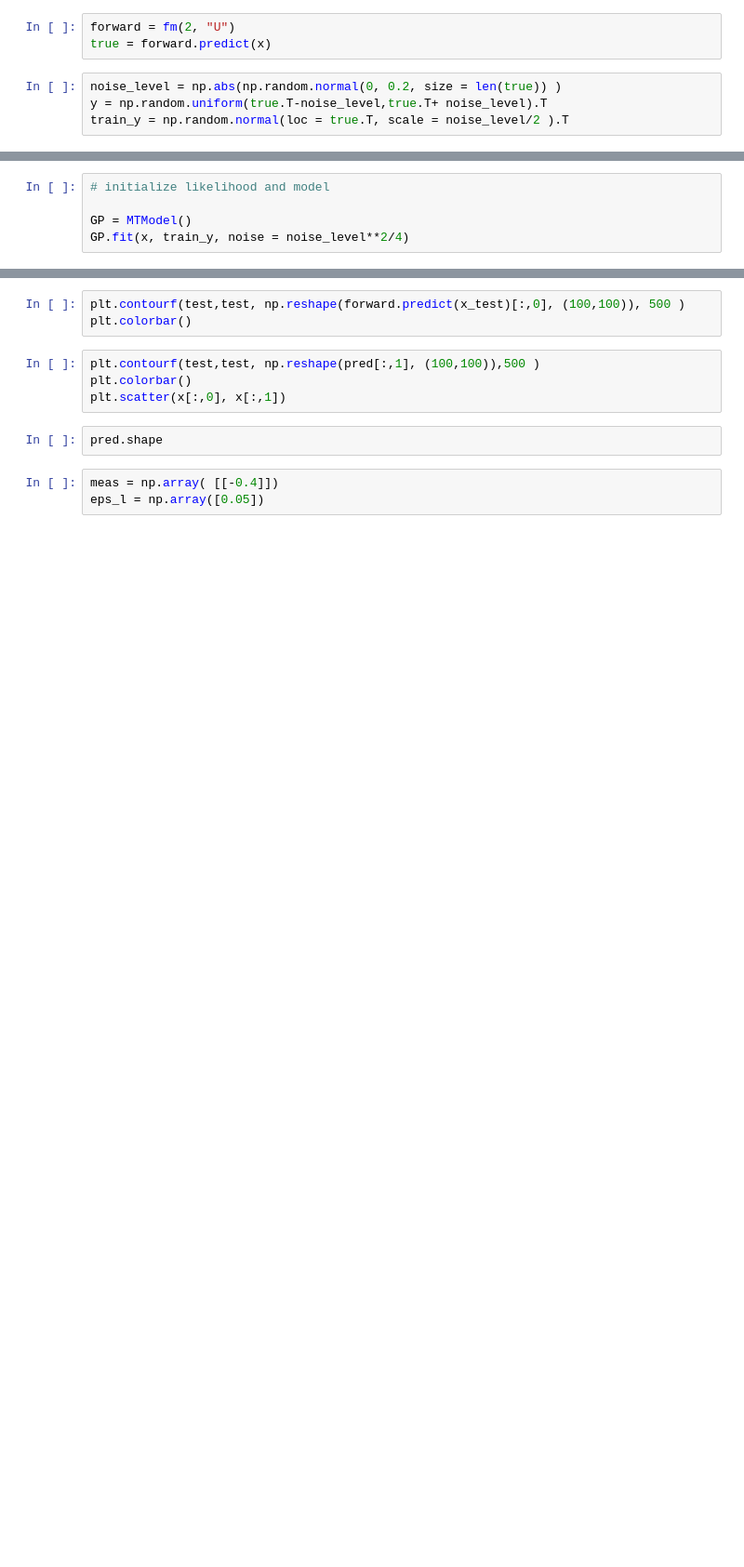
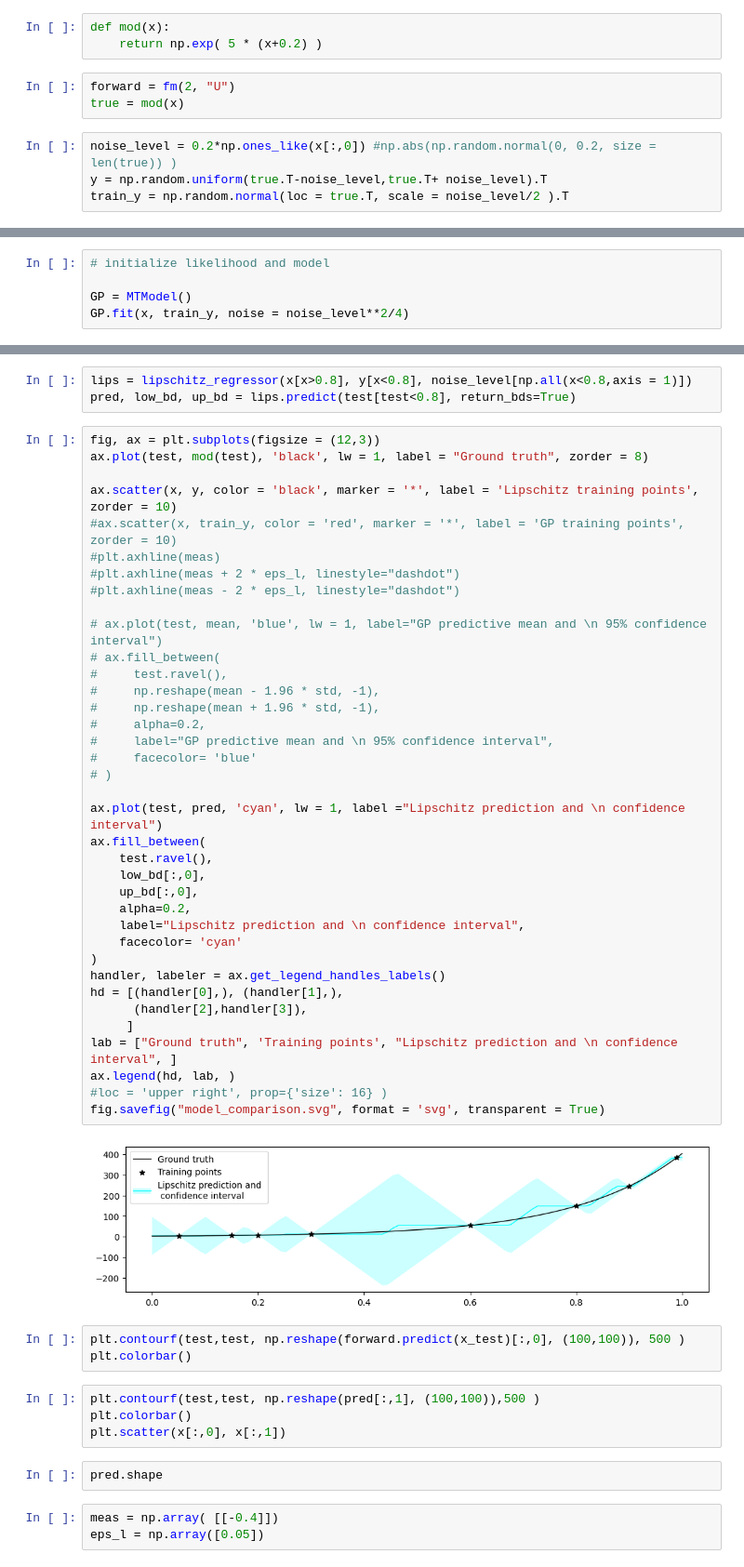
Before and after one commit to ppp0l/TU-thesis, a Jupyter notebook: code/notebooks/test_lipschitz.ipynb, the cells around one changed output, grey strips where cells are left out. Shown at 93% size. Drawn from its saved outputs; the diff is of its cells as text; blank space fills up the shorter version.

```diff
--- a/code/notebooks/test_lipschitz.ipynb
+++ b/code/notebooks/test_lipschitz.ipynb
@@ -22,8 +22,11 @@ x = lhs( [0,0], [1,1], 60).reshape((-1,dim))
+# %%
+def mod(x):
+    return np.exp( 5 * (x+0.2) )
 # %%
 forward = fm(2, "U")
-true = forward.predict(x)
+true = mod(x)
 # %%
-noise_level = np.abs(np.random.normal(0, 0.2, size = len(true)) )
+noise_level = 0.2*np.ones_like(x[:,0]) #np.abs(np.random.normal(0, 0.2, size = len(true)) )
 y = np.random.uniform(true.T-noise_level,true.T+ noise_level).T
 train_y = np.random.normal(loc = true.T, scale = noise_level/2 ).T
 # %%
@@ -49,3 +54,45 @@ pred, low_bd, up_bd = lips.predict(x_test, return_bds=True)
+# %%
+lips = lipschitz_regressor(x[x>0.8], y[x<0.8], noise_level[np.all(x<0.8,axis = 1)])
+pred, low_bd, up_bd = lips.predict(test[test<0.8], return_bds=True)
+# %%
+fig, ax = plt.subplots(figsize = (12,3))
+ax.plot(test, mod(test), 'black', lw = 1, label = "Ground truth", zorder = 8)
+
+ax.scatter(x, y, color = 'black', marker = '*', label = 'Lipschitz training points', zorder = 10)
+#ax.scatter(x, train_y, color = 'red', marker = '*', label = 'GP training points', zorder = 10)
+#plt.axhline(meas)
+#plt.axhline(meas + 2 * eps_l, linestyle="dashdot")
+#plt.axhline(meas - 2 * eps_l, linestyle="dashdot")
+
+# ax.plot(test, mean, 'blue', lw = 1, label="GP predictive mean and \n 95% confidence interval")
+# ax.fill_between(
+#     test.ravel(),
+#     np.reshape(mean - 1.96 * std, -1),
+#     np.reshape(mean + 1.96 * std, -1),
+#     alpha=0.2,
+#     label="GP predictive mean and \n 95% confidence interval",
+#     facecolor= 'blue'
+# )
+
+ax.plot(test, pred, 'cyan', lw = 1, label ="Lipschitz prediction and \n confidence interval")
+ax.fill_between(
+    test.ravel(),
+    low_bd[:,0],
+    up_bd[:,0],
+    alpha=0.2,
+    label="Lipschitz prediction and \n confidence interval",
+    facecolor= 'cyan'
+)
+handler, labeler = ax.get_legend_handles_labels()
+hd = [(handler[0],), (handler[1],),
+      (handler[2],handler[3]),
+     ]
+lab = ["Ground truth", 'Training points', "Lipschitz prediction and \n confidence interval", ]
+ax.legend(hd, lab, )
+#loc = 'upper right', prop={'size': 16} )
+fig.savefig("model_comparison.svg", format = 'svg', transparent = True)
+# %% [output]
+[figure, added]
 # %%
 plt.contourf(test,test, np.reshape(forward.predict(x_test)[:,0], (100,100)), 500 )
 plt.colorbar()
```
Also changed, not shown: parts of 6 cells of this notebook, 3 other files.
